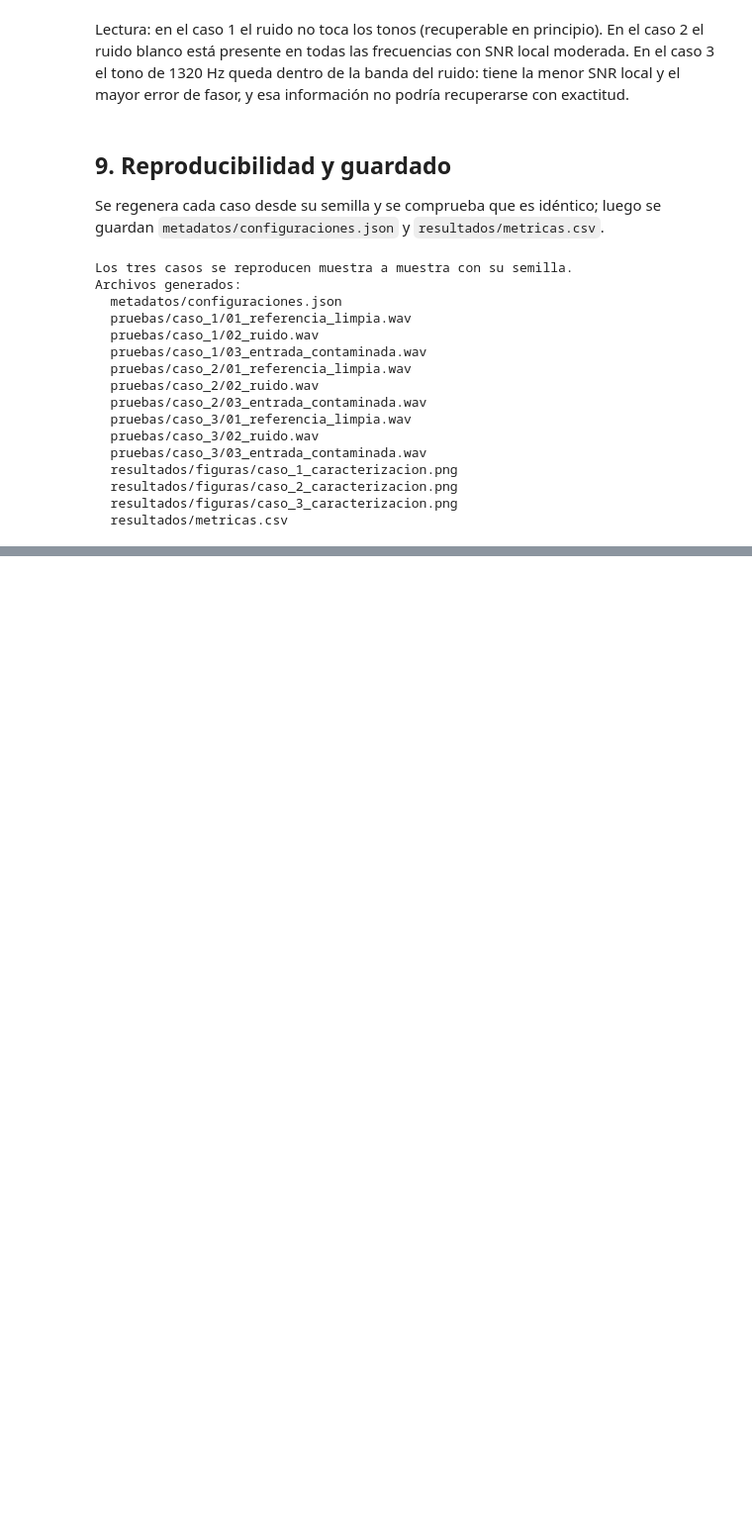
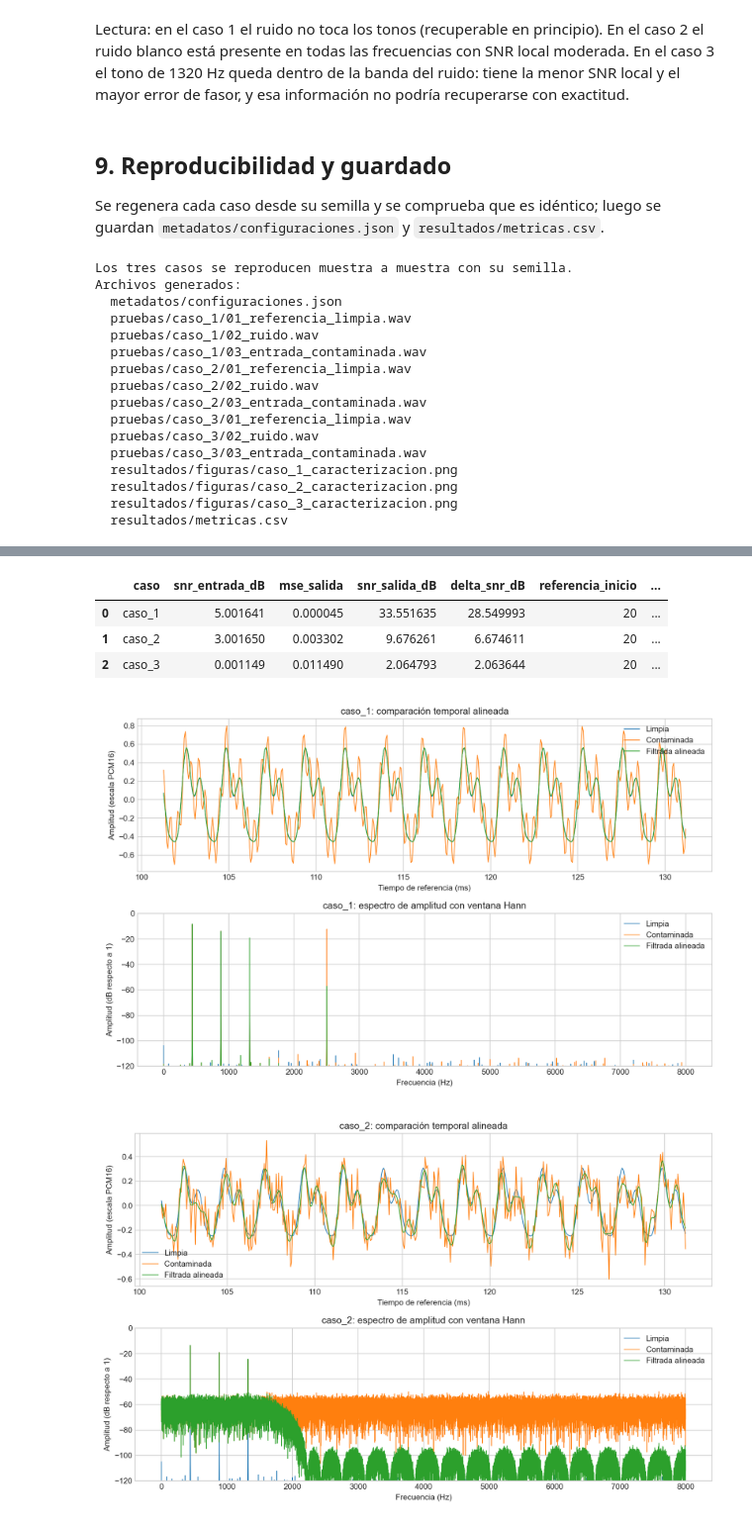
Before and after one commit to josesolMo/jsolano_asm_2026_s2, a Jupyter notebook: tarea1_grupo/notebook.ipynb, the cells around one changed output, grey strips where cells are left out. Shown at 99% size. Saved outputs shown, nothing was run; the diff lists cells and outputs as text; code cells hidden in the pictures; blank space fills up the shorter version.

```diff
--- a/tarea1_grupo/notebook.ipynb
+++ b/tarea1_grupo/notebook.ipynb
@@ -432,0 +471,19 @@ Archivos generados:
+# %%
+# Resolver la raiz permite ejecutar desde tarea1_grupo o desde el repositorio.
+import sys
+from pathlib import Path
+raiz_temporal = Path.cwd() if (Path.cwd() / 'pruebas').is_dir() else Path.cwd() / 'tarea1_grupo'
+sys.path.insert(0, str(raiz_temporal.parent))
+from tarea1_grupo.src.analisis_temporal import ejecutar_analisis
+
+# Regenerar la caracterizacion y comprobar todas las validaciones con datos PCM16.
+metadatos_temporales, metricas_temporales, validaciones_temporales = ejecutar_analisis(raiz_temporal)
+display(pd.DataFrame([metadatos_temporales['respuesta_float64'], metadatos_temporales['respuesta_coeficientes_float32']], index=['float64', 'coeficientes float32']))
+display(pd.DataFrame(validaciones_temporales))
+display(pd.DataFrame(metricas_temporales))
+
+# Mostrar los entregables guardados facilita revisar las respuestas y los tres casos.
+from IPython.display import Image
+for figura_temporal in sorted((raiz_temporal / 'resultados/figuras').glob('temporal_*.png')):
+    display(Image(filename=str(figura_temporal)))
+# %% [output]
@@ -432,0 +498,6 @@ Archivos generados:
+|  | caso | snr_entrada_dB | mse_salida | snr_salida_dB | delta_snr_dB | referencia_inicio | ... |
+| 0 | caso_1 | 5.001641 | 0.000045 | 33.551635 | 28.549993 | 20 | ... |
+| 1 | caso_2 | 3.001650 | 0.003302 | 9.676261 | 6.674611 | 20 | ... |
+| 2 | caso_3 | 0.001149 | 0.011490 | 2.064793 | 2.063644 | 20 | ... |
+[figure, added]
+[figure, added]
```
Also changed, not shown: parts of 2 cells of this notebook, 22 other files.
